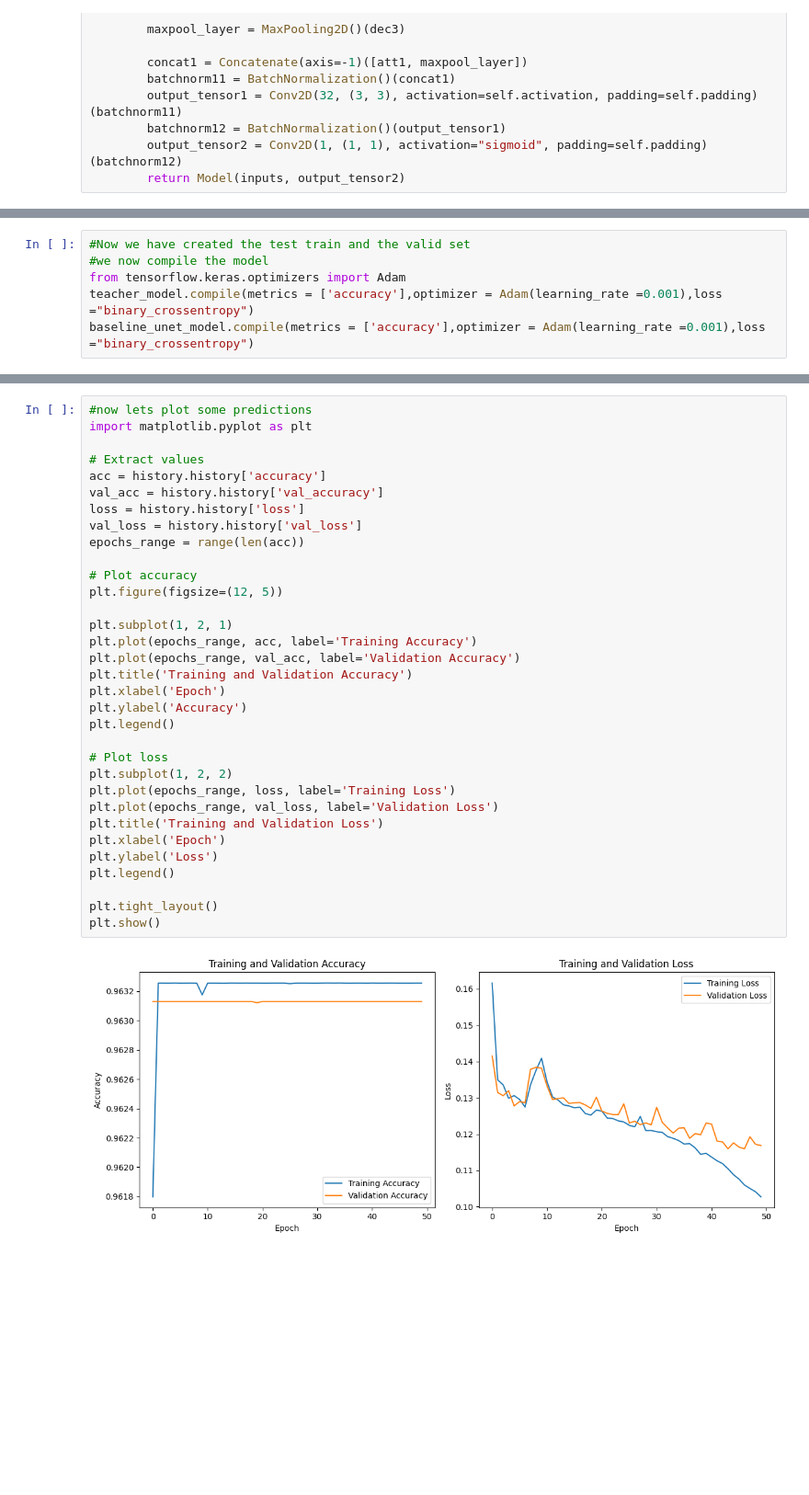
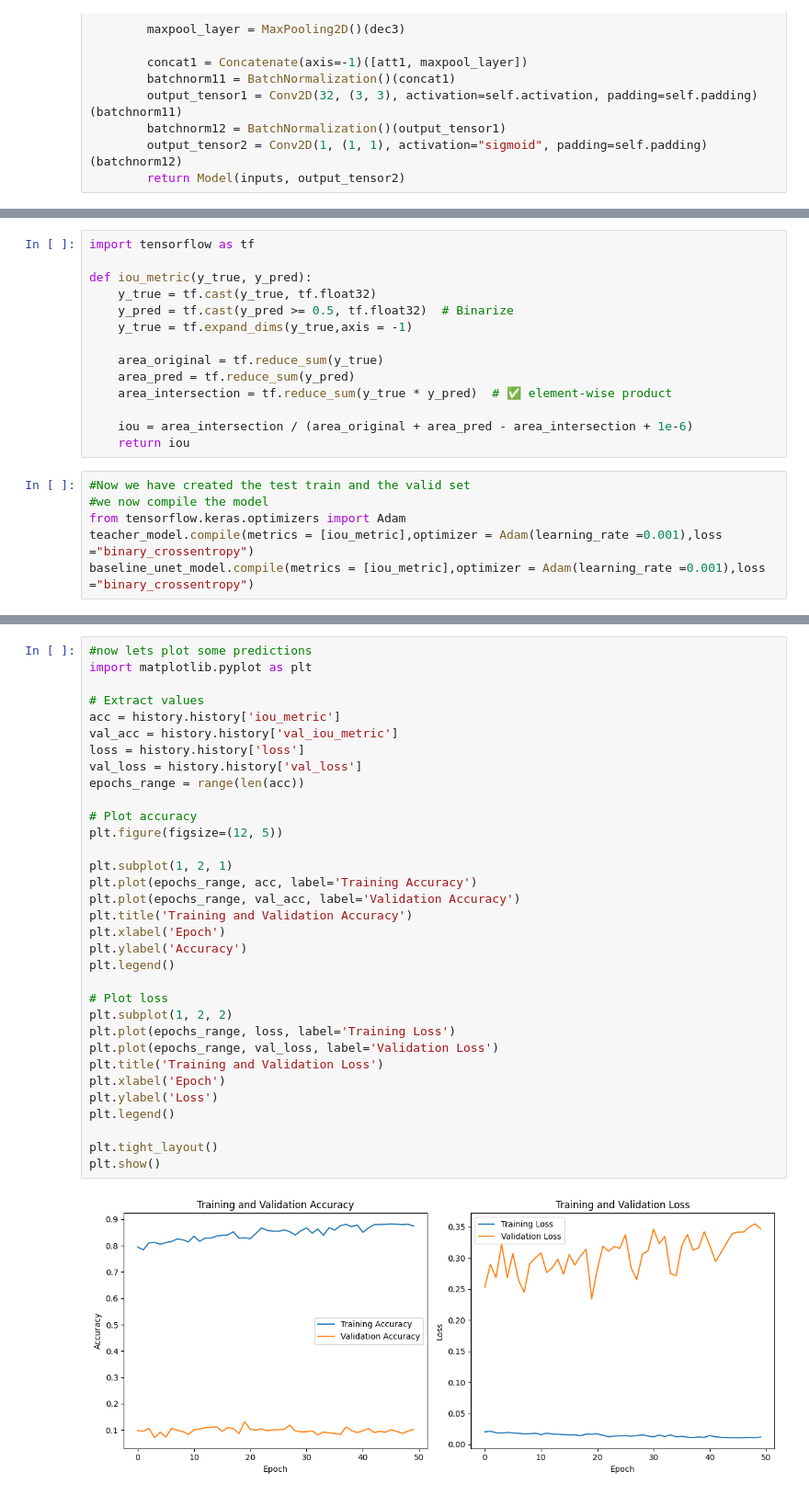
Before and after one commit to Arpitsinghvampire/computer_vision, a Jupyter notebook: brain-segmentation.ipynb, the cells around one changed output, grey strips where cells are left out. Shown at 92% size. Cells and saved outputs as stored; diff of their text form; blank space fills up the shorter version.

```diff
--- a/brain-segmentation.ipynb
+++ b/brain-segmentation.ipynb
@@ -528,12 +528,26 @@ Model: "functional_2"
  Total params: 305,664 (1.17 MB)
  Trainable params: 304,922 (1.16 MB)
  Non-trainable params: 742 (2.90 KB)
+# %%
+import tensorflow as tf
+
+def iou_metric(y_true, y_pred):
+    y_true = tf.cast(y_true, tf.float32)
+    y_pred = tf.cast(y_pred >= 0.5, tf.float32)  # Binarize
+    y_true = tf.expand_dims(y_true,axis = -1)
+
+    area_original = tf.reduce_sum(y_true)
+    area_pred = tf.reduce_sum(y_pred)
+    area_intersection = tf.reduce_sum(y_true * y_pred)  # ✅ element-wise product
+
+    iou = area_intersection / (area_original + area_pred - area_intersection + 1e-6)
+    return iou
 # %%
 #Now we have created the test train and the valid set
 #we now compile the model
 from tensorflow.keras.optimizers import Adam
-teacher_model.compile(metrics = ['accuracy'],optimizer = Adam(learning_rate =0.001),loss ="binary_crossentropy")
-baseline_unet_model.compile(metrics = ['accuracy'],optimizer = Adam(learning_rate =0.001),loss ="binary_crossentropy")
+teacher_model.compile(metrics = [iou_metric],optimizer = Adam(learning_rate =0.001),loss ="binary_crossentropy")
+baseline_unet_model.compile(metrics = [iou_metric],optimizer = Adam(learning_rate =0.001),loss ="binary_crossentropy")
 # %%
 history = baseline_unet_model.fit(image_numpy_array_train,semantic_maps_train,validation_data = (image_numpy_array_valid,semantic_maps_valid),epochs = 50 , verbose = 1,batch_size = 4  )
 # %% [output]
@@ -586,33 +624,33 @@ Epoch 50/50
 import matplotlib.pyplot as plt
 
 # Extract values
-acc = history.history['accuracy']
-val_acc = history.history['val_accuracy']
+acc = history.history['iou_metric']
+val_acc = history.history['val_iou_metric']
 loss = history.history['loss']
 val_loss = history.history['val_loss']
 epochs_range = range(len(acc))
 
 # Plot accuracy
 plt.figure(figsize=(12, 5))
 
 plt.subplot(1, 2, 1)
 plt.plot(epochs_range, acc, label='Training Accuracy')
 plt.plot(epochs_range, val_acc, label='Validation Accuracy')
 plt.title('Training and Validation Accuracy')
 plt.xlabel('Epoch')
 plt.ylabel('Accuracy')
 plt.legend()
 
 # Plot loss
 plt.subplot(1, 2, 2)
 plt.plot(epochs_range, loss, label='Training Loss')
 plt.plot(epochs_range, val_loss, label='Validation Loss')
 plt.title('Training and Validation Loss')
 plt.xlabel('Epoch')
 plt.ylabel('Loss')
 plt.legend()
 
 plt.tight_layout()
 plt.show()
 # %% [output]
-[figure, old version]
+[figure, new version]
```
Also changed, not shown: parts of 15 cells of this notebook.
